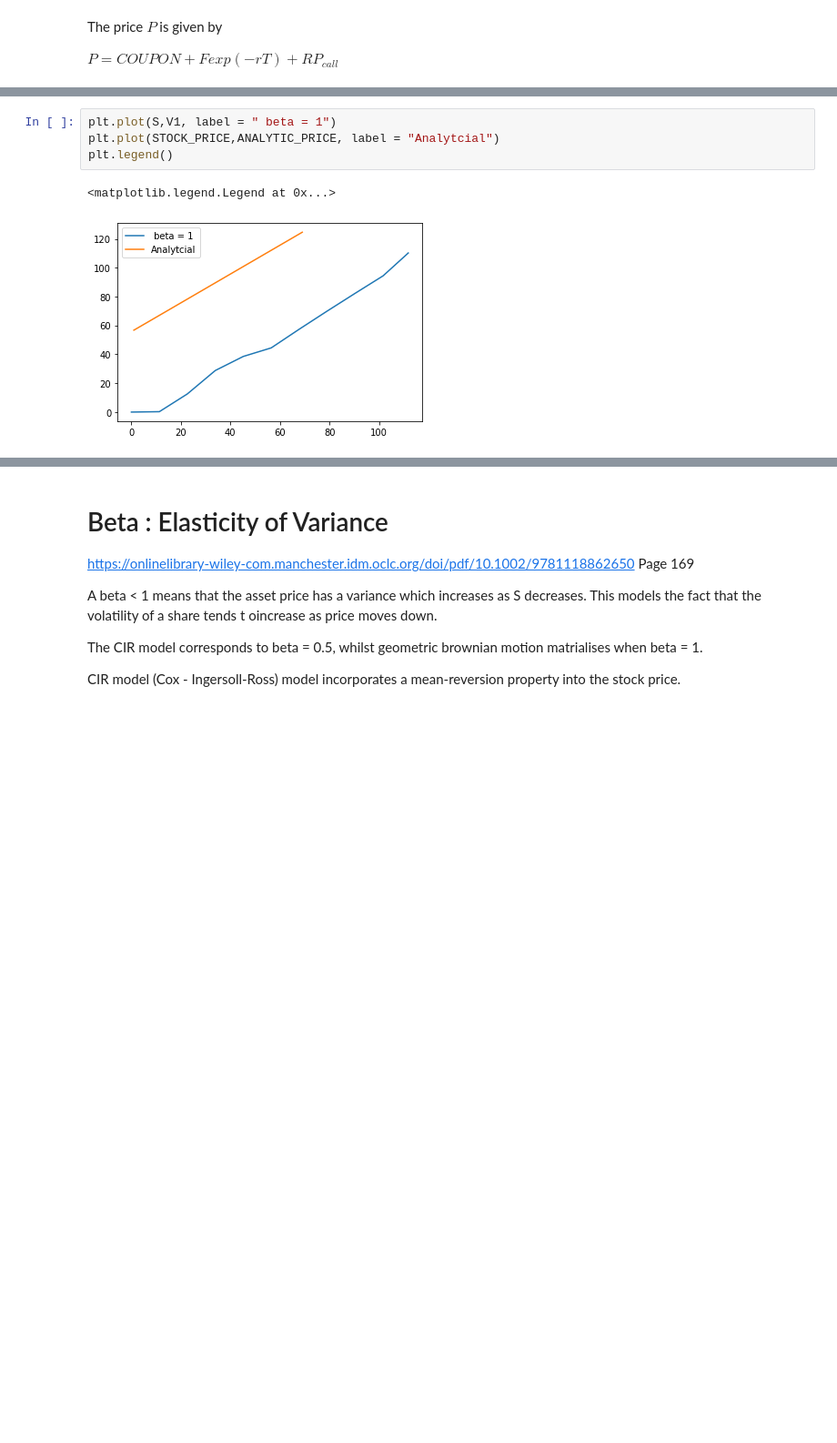
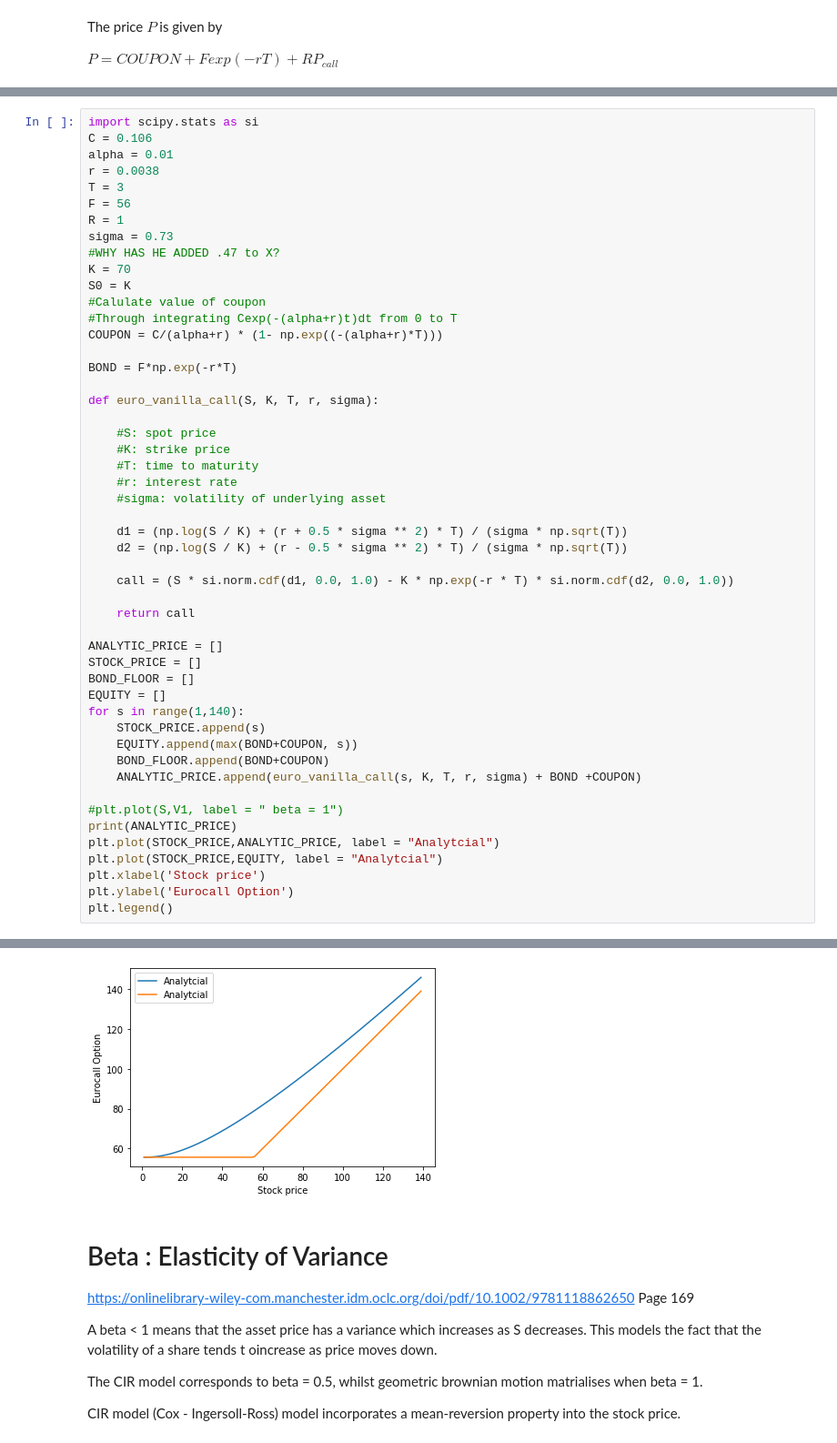
Before and after one commit to krishanj20/CrankNicolson, a Jupyter notebook: CrankNicolson/Value_vs_stock.ipynb, the cells around one changed output, grey strips where cells are left out. Shown: that part at 91% size. Saved outputs shown, nothing was run; the diff lists cells and outputs as text; blank space fills up the shorter version.

```diff
--- a/CrankNicolson/Value_vs_stock.ipynb
+++ b/CrankNicolson/Value_vs_stock.ipynb
@@ -89,7 +54,51 @@ print(STOCK_PRICE)
-# %%
-plt.plot(S,V1, label = " beta = 1")
-plt.plot(STOCK_PRICE,ANALYTIC_PRICE, label = "Analytcial")
-plt.legend()
-# %% [output]
-<matplotlib.legend.Legend at 0x...>
-[figure, removed]
+# %%
+import scipy.stats as si
+C = 0.106
+alpha = 0.01
+r = 0.0038
+T = 3
+F = 56
+R = 1
+sigma = 0.73
+#WHY HAS HE ADDED .47 to X?
+K = 70
+S0 = K
+#Calulate value of coupon
+#Through integrating Cexp(-(alpha+r)t)dt from 0 to T
+COUPON = C/(alpha+r) * (1- np.exp((-(alpha+r)*T)))
+
+BOND = F*np.exp(-r*T)
+
+def euro_vanilla_call(S, K, T, r, sigma):
+
+    #S: spot price
+    #K: strike price
+    #T: time to maturity
+    #r: interest rate
+    #sigma: volatility of underlying asset
+
+    d1 = (np.log(S / K) + (r + 0.5 * sigma ** 2) * T) / (sigma * np.sqrt(T))
+    d2 = (np.log(S / K) + (r - 0.5 * sigma ** 2) * T) / (sigma * np.sqrt(T))
+
+    call = (S * si.norm.cdf(d1, 0.0, 1.0) - K * np.exp(-r * T) * si.norm.cdf(d2, 0.0, 1.0))
+
+    return call
+
+ANALYTIC_PRICE = []
+STOCK_PRICE = []
+BOND_FLOOR = []
+EQUITY = []
+for s in range(1,140):
+    STOCK_PRICE.append(s)
+    EQUITY.append(max(BOND+COUPON, s))
+    BOND_FLOOR.append(BOND+COUPON)
+    ANALYTIC_PRICE.append(euro_vanilla_call(s, K, T, r, sigma) + BOND +COUPON)
+
+#plt.plot(S,V1, label = " beta = 1")
+print(ANALYTIC_PRICE)
+plt.plot(STOCK_PRICE,ANALYTIC_PRICE, label = "Analytcial")
+plt.plot(STOCK_PRICE,EQUITY, label = "Analytcial")
+plt.xlabel('Stock price')
+plt.ylabel('Eurocall Option')
+plt.legend()
+# %% [output]
@@ -96,3 +107,4 @@ plt.legend()
+[figure, added]
 # %% [markdown]
 # Beta : Elasticity of Variance
 
```
Also changed, not shown: parts of 3 cells of this notebook, 5 other files.
